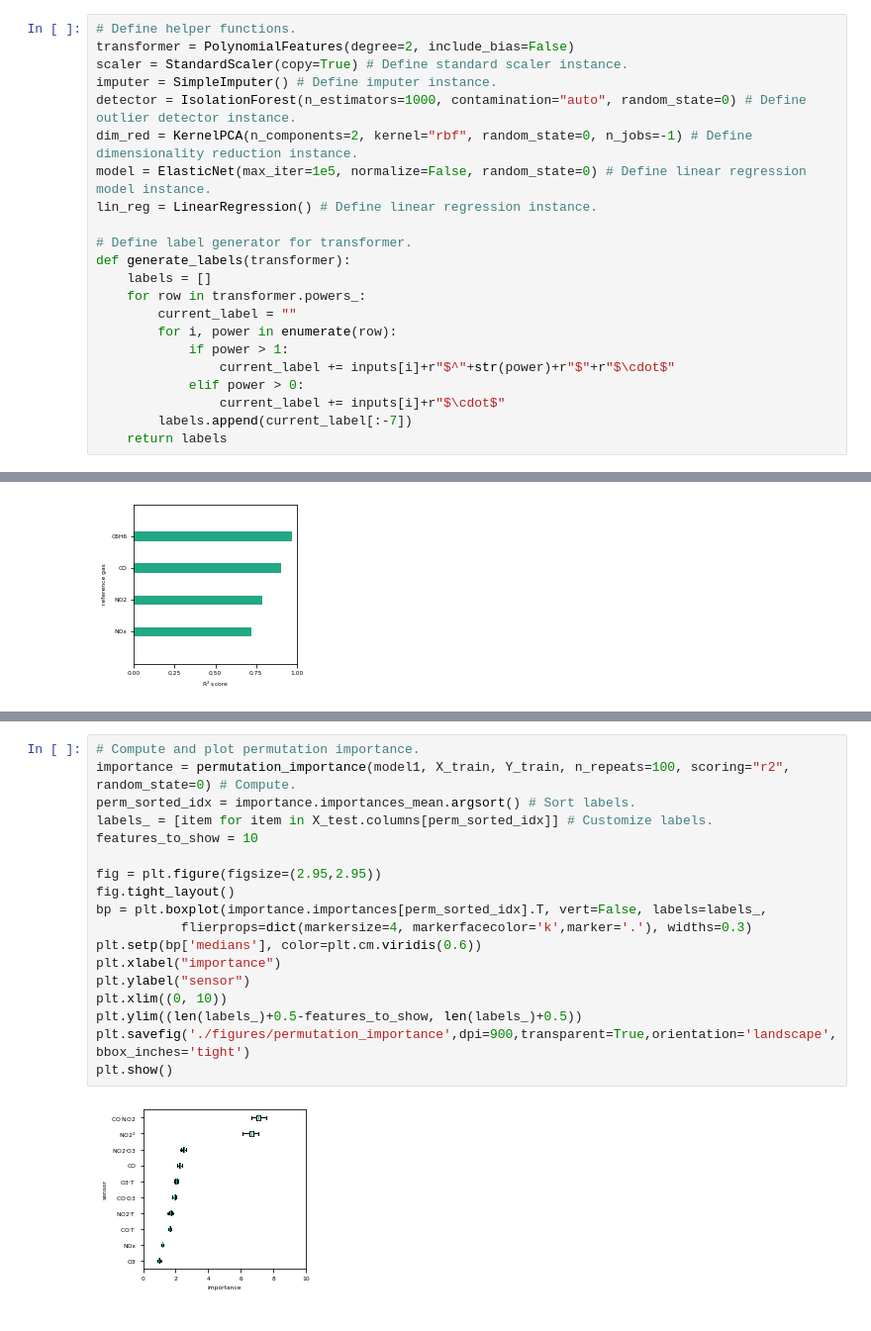
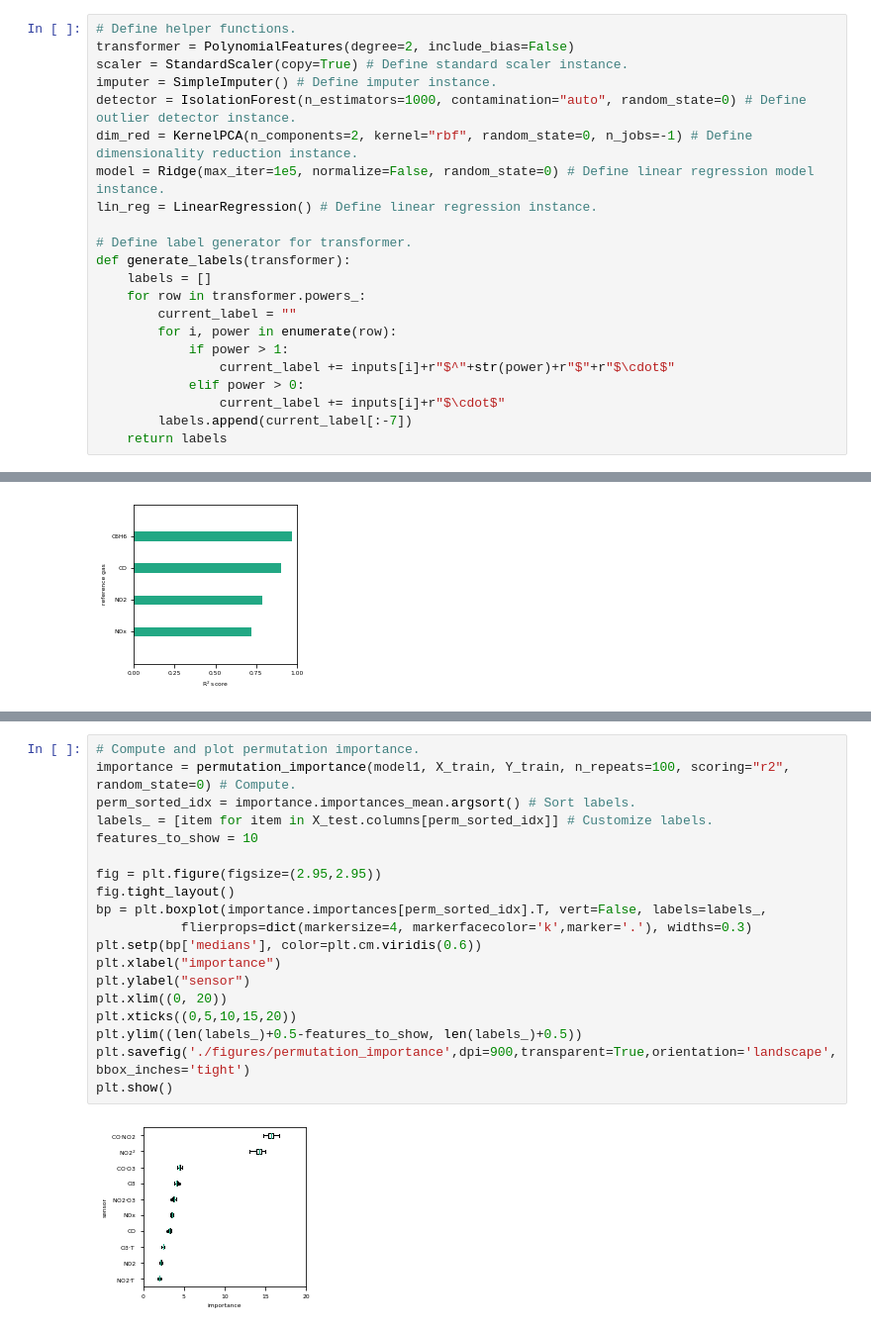
Before and after one commit to gtancev/Chemical-Sensor-Data, a Jupyter notebook: LR_sklearn/main_LR.ipynb, the cells around one changed output, grey strips where cells are left out. Shown: that part at 99% size. Saved outputs shown, nothing was run; the diff lists cells and outputs as text.

```diff
--- a/LR_sklearn/main_LR.ipynb
+++ b/LR_sklearn/main_LR.ipynb
@@ -31,7 +31,7 @@ scaler = StandardScaler(copy=True) # Define standard scaler instance.
 imputer = SimpleImputer() # Define imputer instance.
 detector = IsolationForest(n_estimators=1000, contamination="auto", random_state=0) # Define outlier detector instance.
 dim_red = KernelPCA(n_components=2, kernel="rbf", random_state=0, n_jobs=-1) # Define dimensionality reduction instance.
-model = ElasticNet(max_iter=1e5, normalize=False, random_state=0) # Define linear regression model instance.
+model = Ridge(max_iter=1e5, normalize=False, random_state=0) # Define linear regression model instance.
 lin_reg = LinearRegression() # Define linear regression instance.
 
 # Define label generator for transformer.
@@ -236,23 +236,24 @@ plt.show()
 # %%
 # Compute and plot permutation importance.
 importance = permutation_importance(model1, X_train, Y_train, n_repeats=100, scoring="r2", random_state=0) # Compute.
 perm_sorted_idx = importance.importances_mean.argsort() # Sort labels.
 labels_ = [item for item in X_test.columns[perm_sorted_idx]] # Customize labels.
 features_to_show = 10
 
 fig = plt.figure(figsize=(2.95,2.95))
 fig.tight_layout()
 bp = plt.boxplot(importance.importances[perm_sorted_idx].T, vert=False, labels=labels_,
            flierprops=dict(markersize=4, markerfacecolor='k',marker='.'), widths=0.3)
 plt.setp(bp['medians'], color=plt.cm.viridis(0.6))
 plt.xlabel("importance")
 plt.ylabel("sensor")
-plt.xlim((0, 10))
+plt.xlim((0, 20))
+plt.xticks((0,5,10,15,20))
 plt.ylim((len(labels_)+0.5-features_to_show, len(labels_)+0.5))
 plt.savefig('./figures/permutation_importance',dpi=900,transparent=True,orientation='landscape',bbox_inches='tight')
 plt.show()
 # %% [output]
-[figure, old version]
+[figure, new version]
 # %%
 # Compute and plot partial dependences.
 linestyles = ["-","-.","--",":"]
```
Also changed, not shown: parts of 5 cells of this notebook, 40 other files.
